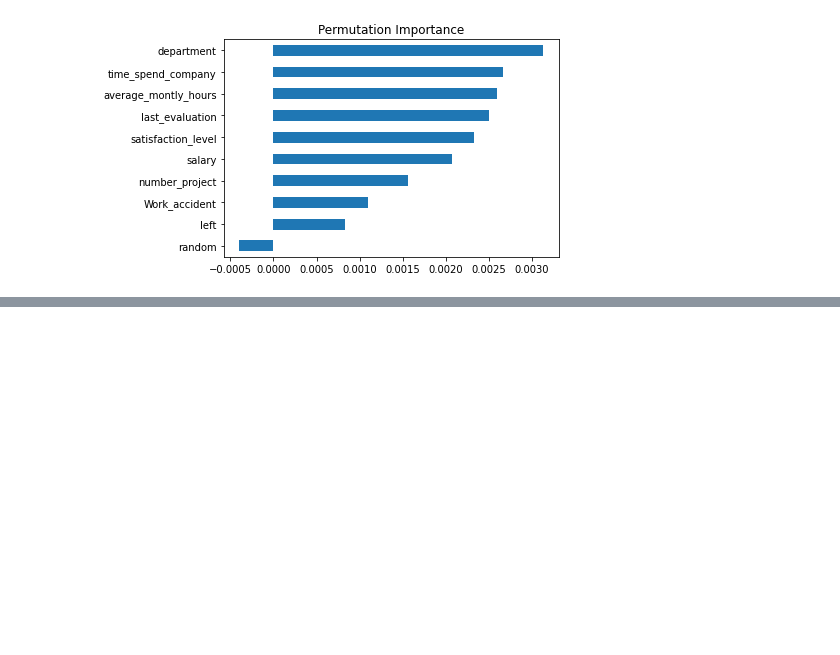
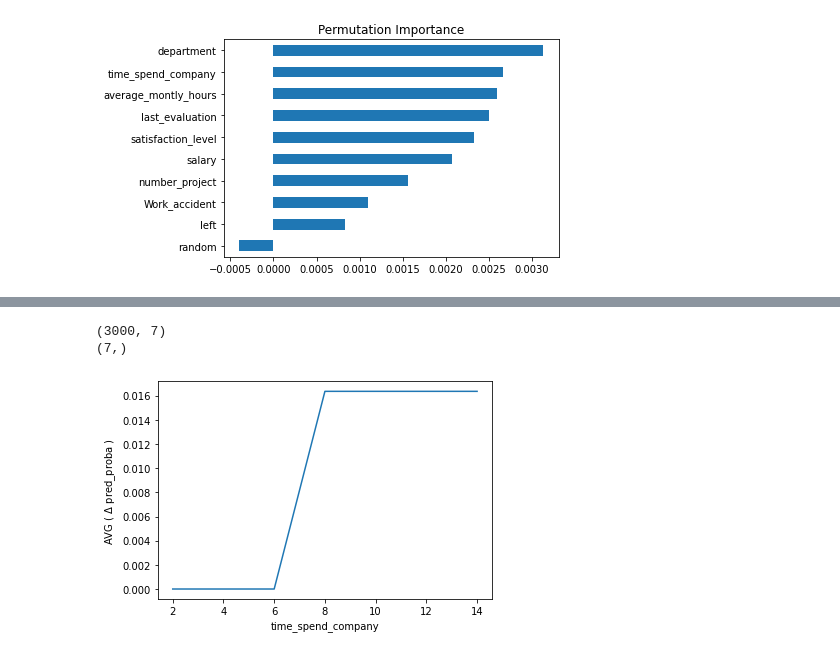
Before and after one commit to haylee94/Section-2_Project-, a Jupyter notebook: section2_project.ipynb, the cells around one changed output, grey strips where cells are left out. Cells and saved outputs as stored; diff of their text form; code cells hidden in the pictures; blank space fills up the shorter version.

```diff
--- a/section2_project.ipynb
+++ b/section2_project.ipynb
@@ -2620,0 +2814,32 @@ plt.show()
+# %%
+from tqdm import tqdm
+
+target_feature = "time_spend_company"
+target_feature_range = [2, 4, 6, 8, 10, 12, 14]
+
+all_ice_plot_data = []
+
+# 모든 검증 데이터에 대해 우리가 작성한 함수로 ICE plot 데이터를 계산합니다.
+for data_index in tqdm(range(len(X_val_encoded))):
+    all_ice_plot_data.append(
+        get_ice_plot_data(
+            X_val_encoded, data_index, target_feature, target_feature_range
+        )[1]
+    )
+# %%
+all_ice_plot_data = np.array(all_ice_plot_data)
+print(all_ice_plot_data.shape)
+
+# 3000개의 ICE plot data를 0번째(data index) 축으로 평균합시다.
+pdp_data = all_ice_plot_data.mean(0)
+print(pdp_data.shape)
+
+# PDP(평균 ICE plot) data를 시각화해 봅시다.
+plt.plot(target_feature_range, pdp_data)
+plt.xlabel(target_feature)
+plt.ylabel("AVG ( $\Delta$ pred_proba ) ")
+plt.show()
+# %% [output]
+(3000, 7)
+(7,)
+[figure, added]
```
Also changed, not shown: parts of 40 cells of this notebook.
